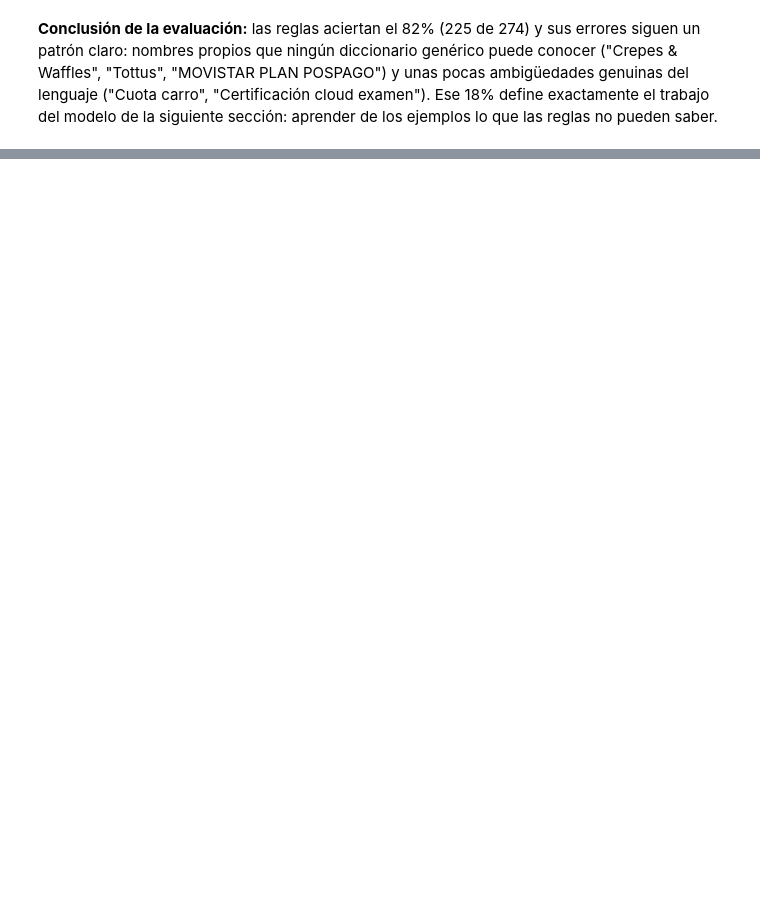
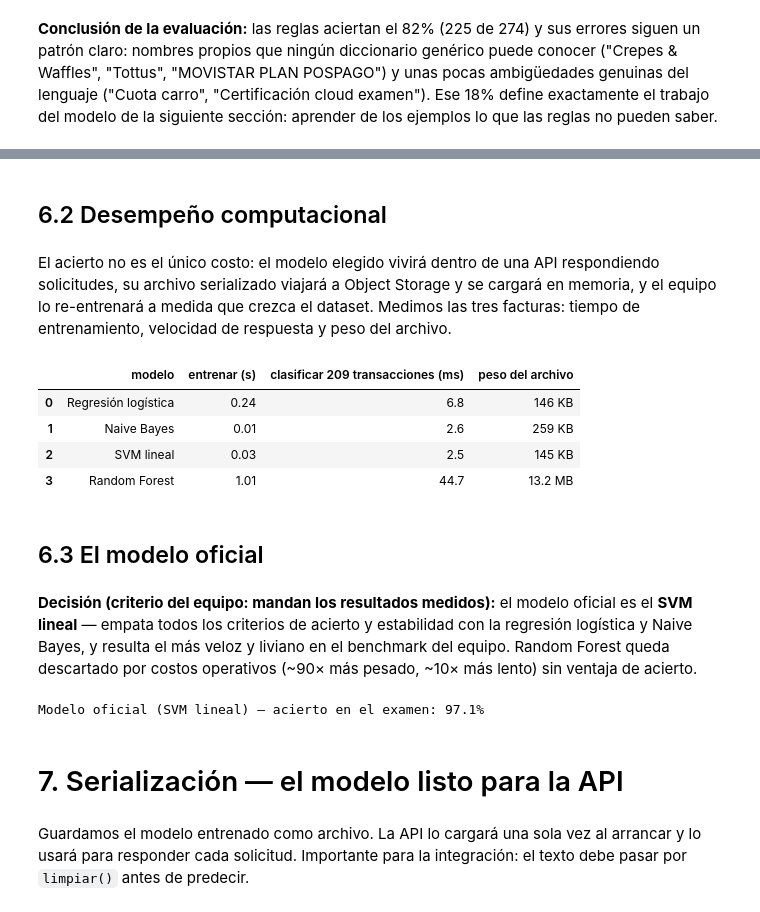
Before and after one commit to No-Country-simulation/G9-LATAM-Team-80-FinanceAI, a Jupyter notebook: clasificador_gastos.ipynb, the cells around one changed output, grey strips where cells are left out. Saved outputs shown, nothing was run; the diff lists cells and outputs as text; code cells hidden in the pictures; blank space fills up the shorter version.

Commit message:
Notebook: clasificador v2

```diff
--- a/clasificador_gastos.ipynb
+++ b/clasificador_gastos.ipynb
@@ -311,0 +407,59 @@ Las 49 transacciones que las reglas fallan:
+# %% [markdown]
+## 6.2 Desempeño computacional
+# %% [markdown]
+El acierto no es el único costo: el modelo elegido vivirá dentro de una API respondiendo solicitudes, su archivo serializado viajará a Object Storage y se cargará en memoria, y el equipo lo re-entrenará a medida que crezca el dataset. Medimos las tres facturas: tiempo de entrenamiento, velocidad de respuesta y peso del archivo.
+# %%
+# time: cronómetro de precisión · os: para pesar archivos · joblib: para serializar
+import time
+import os
+import joblib
+
+filas = []
+for nombre, clf in candidatos.items():
+    pipe = Pipeline([("v", TfidfVectorizer(ngram_range=(1, 2))), ("c", clf)])
+
+    t0 = time.perf_counter()
+    pipe.fit(X_train, y_train)
+    t_entrenar = time.perf_counter() - t0
+
+    pipe.predict(X_test)  # calentamiento: la primera llamada siempre es más lenta
+    t0 = time.perf_counter()
+    for _ in range(20):
+        pipe.predict(X_test)
+    t_predecir = (time.perf_counter() - t0) / 20 * 1000  # promedio en milisegundos
+
+    joblib.dump(pipe, "temp_modelo.pkl")
+    peso_kb = os.path.getsize("temp_modelo.pkl") / 1024
+    os.remove("temp_modelo.pkl")
+
+    filas.append({
+        "modelo": nombre,
+        "entrenar (s)": round(t_entrenar, 2),
+        f"clasificar {len(X_test)} transacciones (ms)": round(t_predecir, 1),
+        "peso del archivo": f"{peso_kb:,.0f} KB" if peso_kb < 1024 else f"{peso_kb/1024:,.1f} MB",
+    })
+
+pd.DataFrame(filas)
+# %% [output]
+|  | modelo | entrenar (s) | clasificar 209 transacciones (ms) | peso del archivo |
+| 0 | Regresión logística | 0.24 | 6.8 | 146 KB |
+| 1 | Naive Bayes | 0.01 | 2.6 | 259 KB |
+| 2 | SVM lineal | 0.03 | 2.5 | 145 KB |
+| 3 | Random Forest | 1.01 | 44.7 | 13.2 MB |
+# %% [markdown]
+## 6.3 El modelo oficial
+# %% [markdown]
+**Decisión (criterio del equipo: mandan los resultados medidos):** el modelo oficial es el **SVM lineal** — empata todos los criterios de acierto y estabilidad con la regresión logística y Naive Bayes, y resulta el más veloz y liviano en el benchmark del equipo. Random Forest queda descartado por costos operativos (~90× más pesado, ~10× más lento) sin ventaja de acierto.
+# %%
+modelo = Pipeline([
+    ("vectorizador", TfidfVectorizer(ngram_range=(1, 2))),
+    ("clasificador", LinearSVC(random_state=RANDOM_STATE)),
+])
+modelo.fit(X_train, y_train)
+print(f"Modelo oficial (SVM lineal) — acierto en el examen: {modelo.score(X_test, y_test):.1%}")
+# %% [output]
+Modelo oficial (SVM lineal) — acierto en el examen: 97.1%
+# %% [markdown]
+# 7. Serialización — el modelo listo para la API
+# %% [markdown]
+Guardamos el modelo entrenado como archivo. La API lo cargará una sola vez al arrancar y lo usará para responder cada solicitud. Importante para la integración: el texto debe pasar por `limpiar()` antes de predecir.
```
Also changed, not shown: parts of 13 cells of this notebook.
